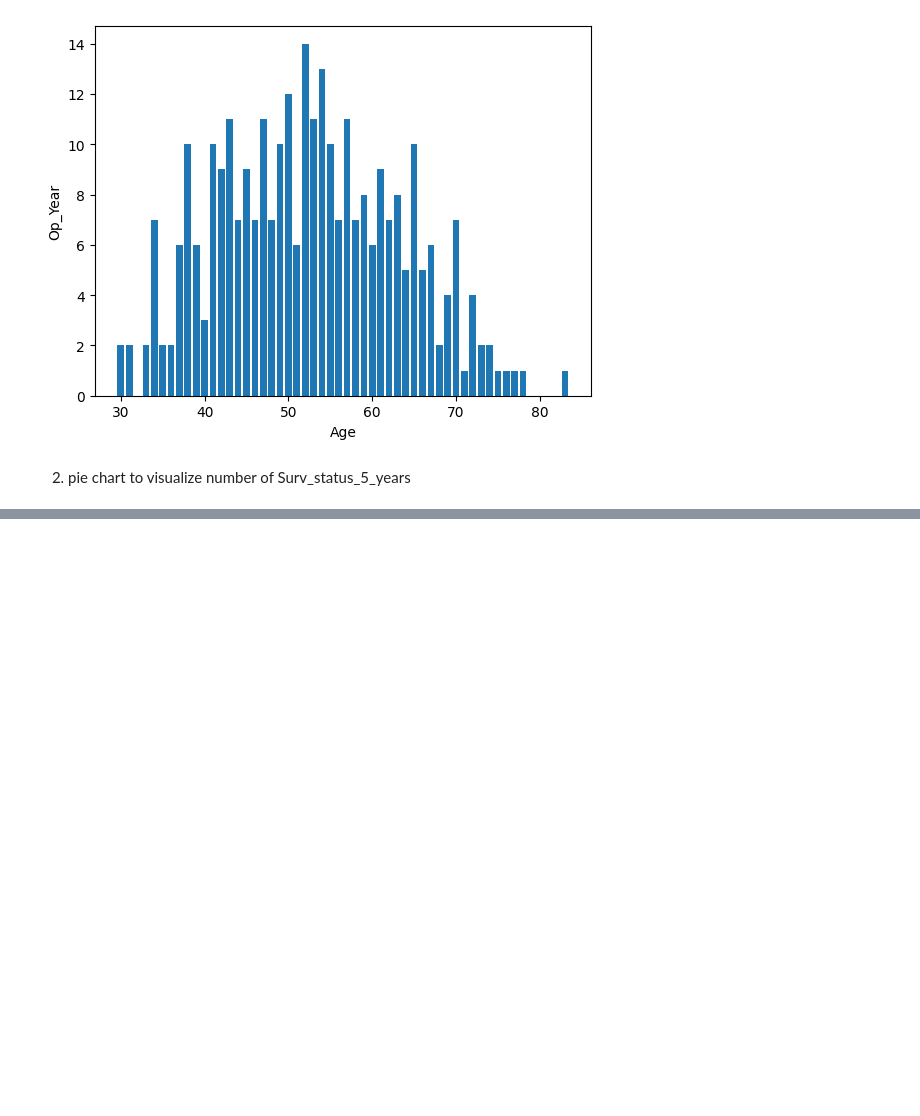
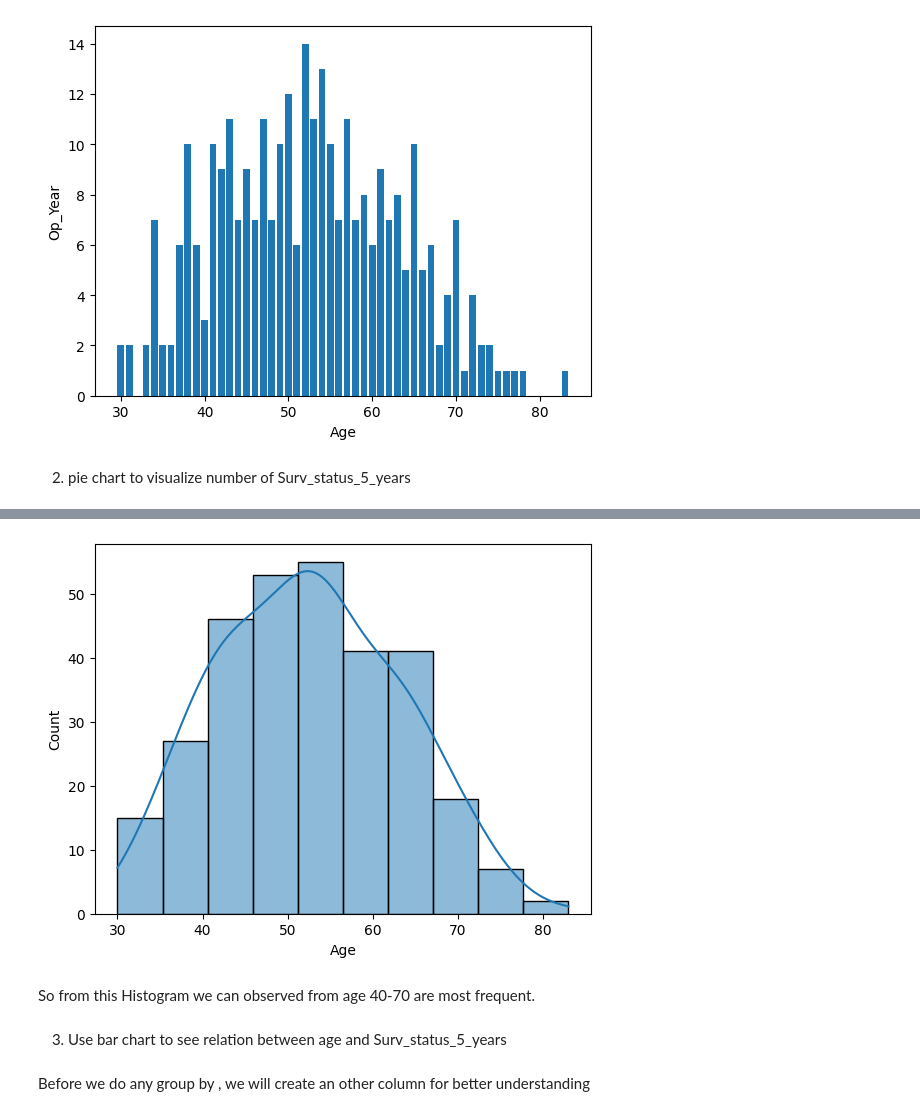
Before and after one commit to anubrata01/Data-mining-college-Assignment, a Jupyter notebook: Haberman’s_Survival_Dataset.ipynb, the cells around one changed output, grey strips where cells are left out. Drawn from its saved outputs; the diff is of its cells as text; code cells hidden in the pictures; blank space fills up the shorter version.

```diff
--- a/Haberman’s_Survival_Dataset.ipynb
+++ b/Haberman’s_Survival_Dataset.ipynb
@@ -192,0 +212,11 @@ plt.show()
+# %%
+sns.histplot(data["Age"],kde=True,bins=10)
+plt.show()
+# %% [output]
+[figure, added]
+# %% [markdown]
+So from this Histogram we can observed from age 40-70 are most frequent.
+# %% [markdown]
+3. Use bar chart to see relation between age and Surv_status_5_years
+# %% [markdown]
+Before we do any group by , we will create an other column for better understanding
```
Also changed, not shown: parts of 35 cells of this notebook.
